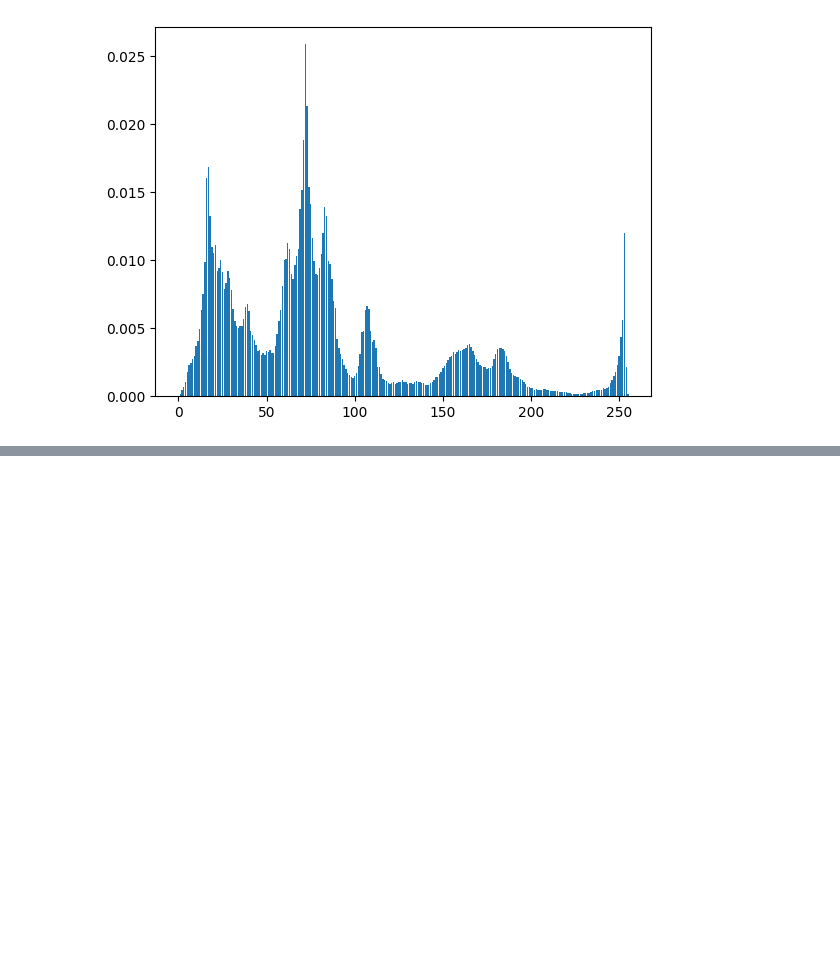
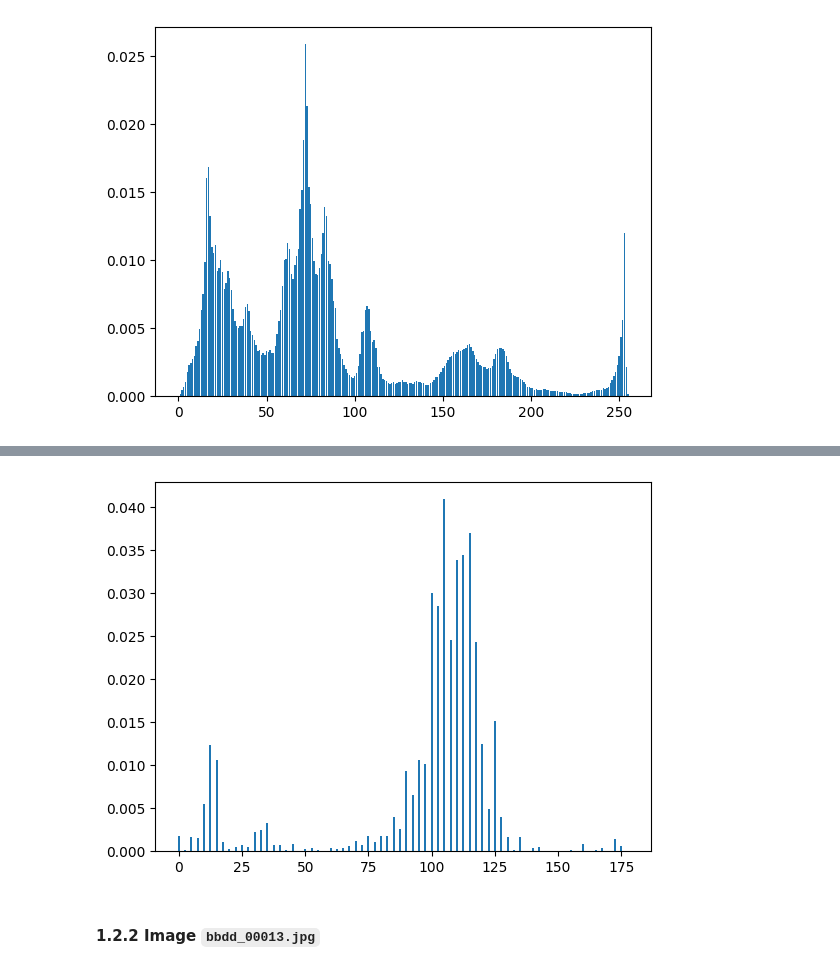
Before and after one commit to MCV-2025-C1-Project/Team5, a Jupyter notebook: notebooks/week1.ipynb, the cells around one changed output, grey strips where cells are left out. Drawn from its saved outputs; the diff is of its cells as text; code cells hidden in the pictures; blank space fills up the shorter version.

```diff
--- a/notebooks/week1.ipynb
+++ b/notebooks/week1.ipynb
@@ -84,0 +101,7 @@ plots.display_histogram(hist3, bin_edges)
+# %%
+hist11, bin_edges = hsv_hue_weighted_histogram.compute_histogram(img11_hsv)
+plots.display_histogram(hist11, bin_edges)
+# %% [output]
+[figure, added]
+# %% [markdown]
+#### 1.2.2 Image `bbdd_00013.jpg`
```
Also changed, not shown: parts of 37 cells of this notebook.
